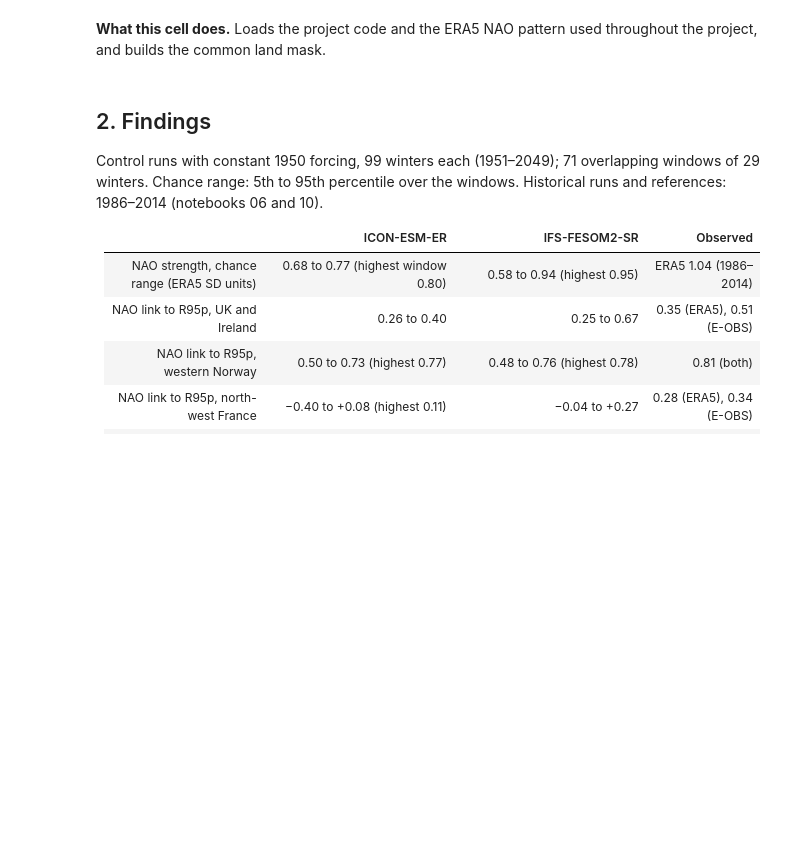
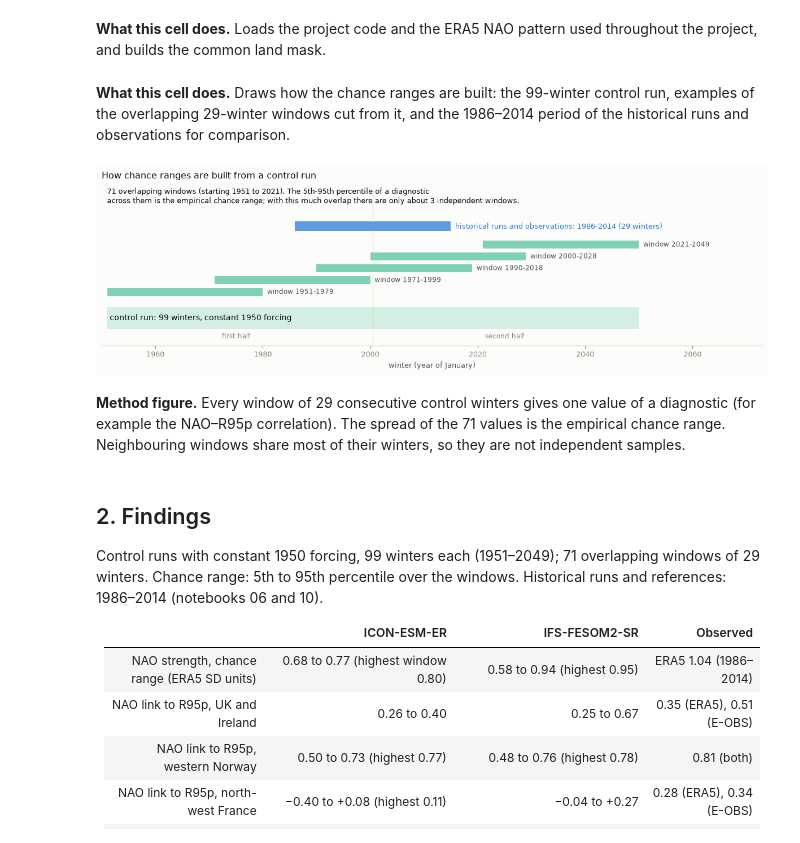
Before and after one commit to TunaHim/HighRes-EERIE-NorthAtlantic-Evaluation, a Jupyter notebook: notebooks/11_control.ipynb, the cells around one changed output. Saved outputs shown, nothing was run; the diff lists cells and outputs as text; code cells hidden in the pictures; blank space fills up the shorter version.

```diff
--- a/notebooks/11_control.ipynb
+++ b/notebooks/11_control.ipynb
@@ -74,6 +74,18 @@ grid = ex.indices_for('icon-esm-er')
 eobs = regions.to_grid(ex.indices_for('e-obs'), grid)
 land = regions.land_mask(grid.lat, grid.lon)
 common = land & eobs.rx1day_djf.isel(year_djf=0).notnull()
+# %% [markdown]
+**What this cell does.** Draws how the chance ranges are built: the 99-winter control run, examples of
+the overlapping 29-winter windows cut from it, and the 1986–2014 period of the historical runs and
+observations for comparison.
+# %%
+plotting.plot_control_windows();
+# %% [output]
+[figure, added]
+# %% [markdown]
+**Method figure.** Every window of 29 consecutive control winters gives one value of a diagnostic (for
+example the NAO–R95p correlation). The spread of the 71 values is the empirical chance range. Neighbouring
+windows share most of their winters, so they are not independent samples.
 # %% [markdown]
 ## 2. Findings
 
```
Also changed, not shown: 40 other files.
